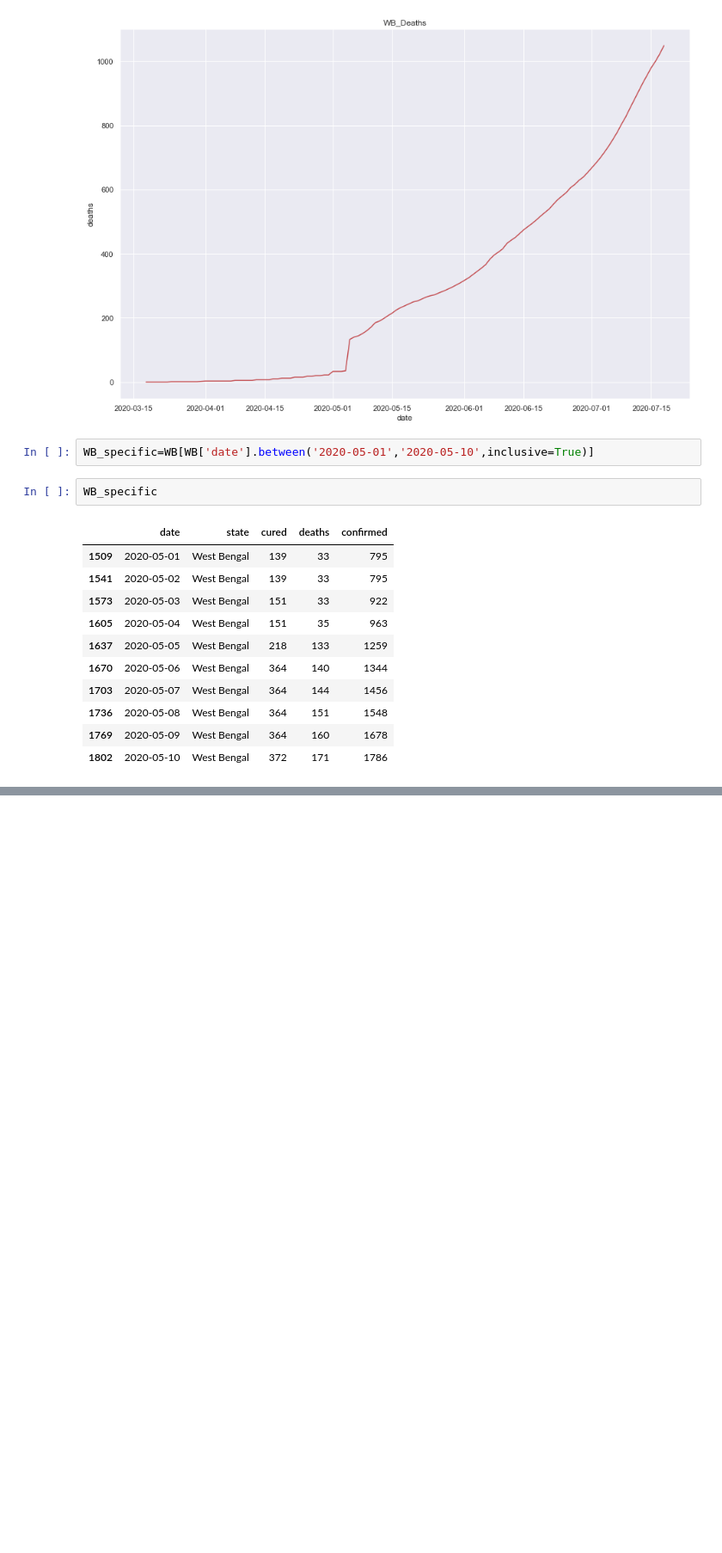
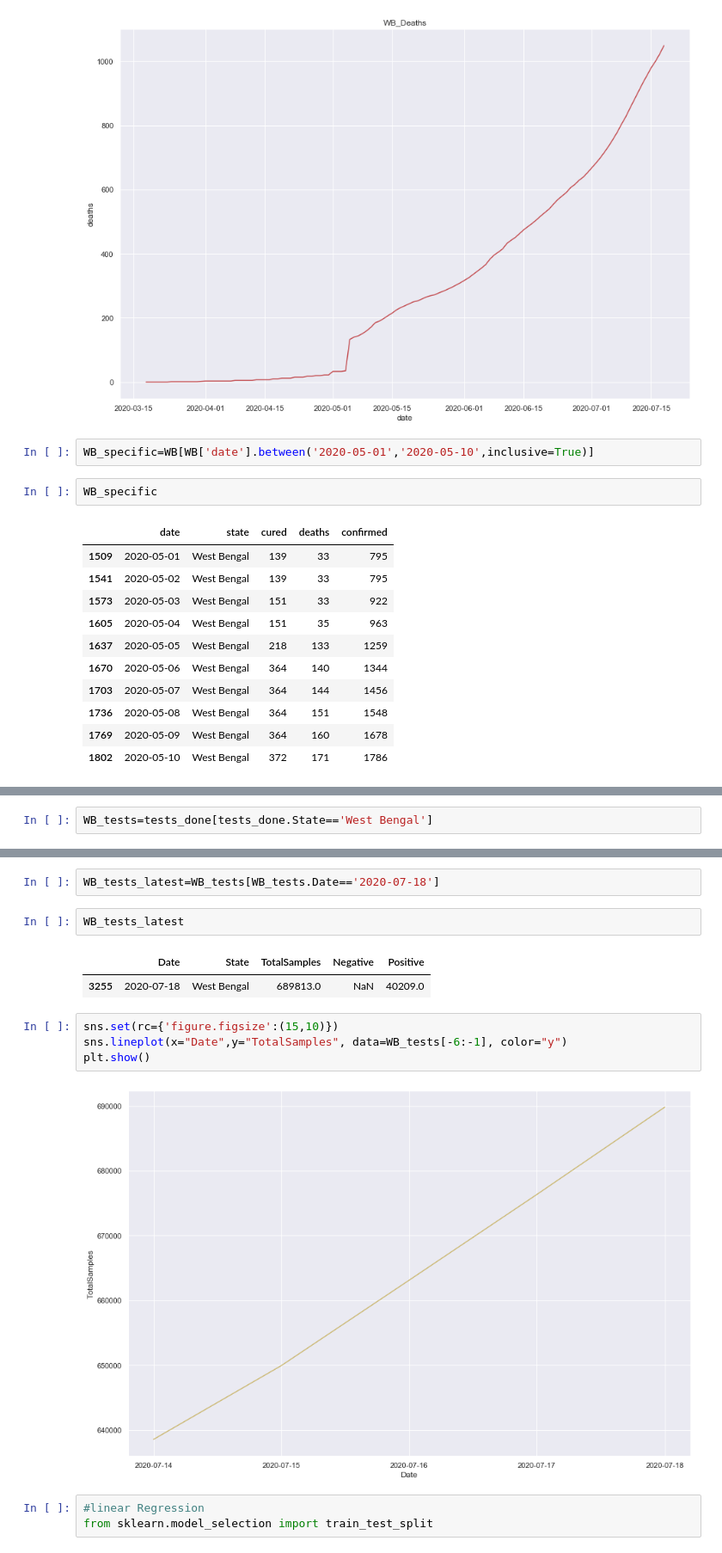
Before and after one commit to SubhabrataOreo/Covid-19-India, a Jupyter notebook: Covid_India_New.ipynb, the cells around one changed output, grey strips where cells are left out. Shown at 86% size. Drawn from its saved outputs; the diff is of its cells as text; blank space fills up the shorter version.

```diff
--- a/Covid_India_New.ipynb
+++ b/Covid_India_New.ipynb
@@ -238,0 +269,2 @@ plt.show()
+# %%
+WB_tests=tests_done[tests_done.State=='West Bengal']
@@ -238,0 +292,16 @@ plt.show()
+# %%
+WB_tests_latest=WB_tests[WB_tests.Date=='2020-07-18']
+# %%
+WB_tests_latest
+# %% [output]
+|  | Date | State | TotalSamples | Negative | Positive |
+| 3255 | 2020-07-18 | West Bengal | 689813.0 | NaN | 40209.0 |
+# %%
+sns.set(rc={'figure.figsize':(15,10)})
+sns.lineplot(x="Date",y="TotalSamples", data=WB_tests[-6:-1], color="y")
+plt.show()
+# %% [output]
+[figure, added]
+# %%
+#linear Regression
+from sklearn.model_selection import train_test_split
```
Also changed, not shown: parts of 16 cells of this notebook.
